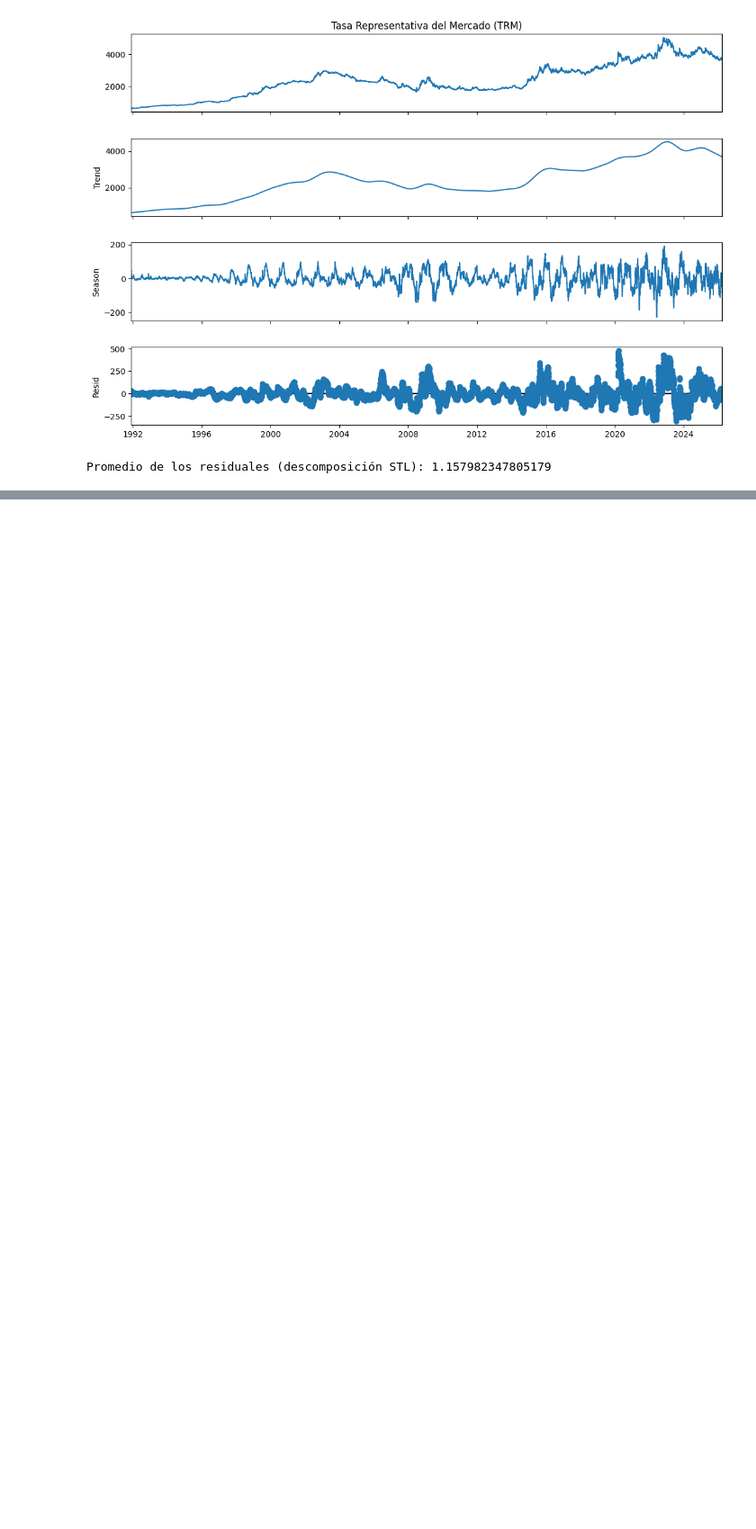
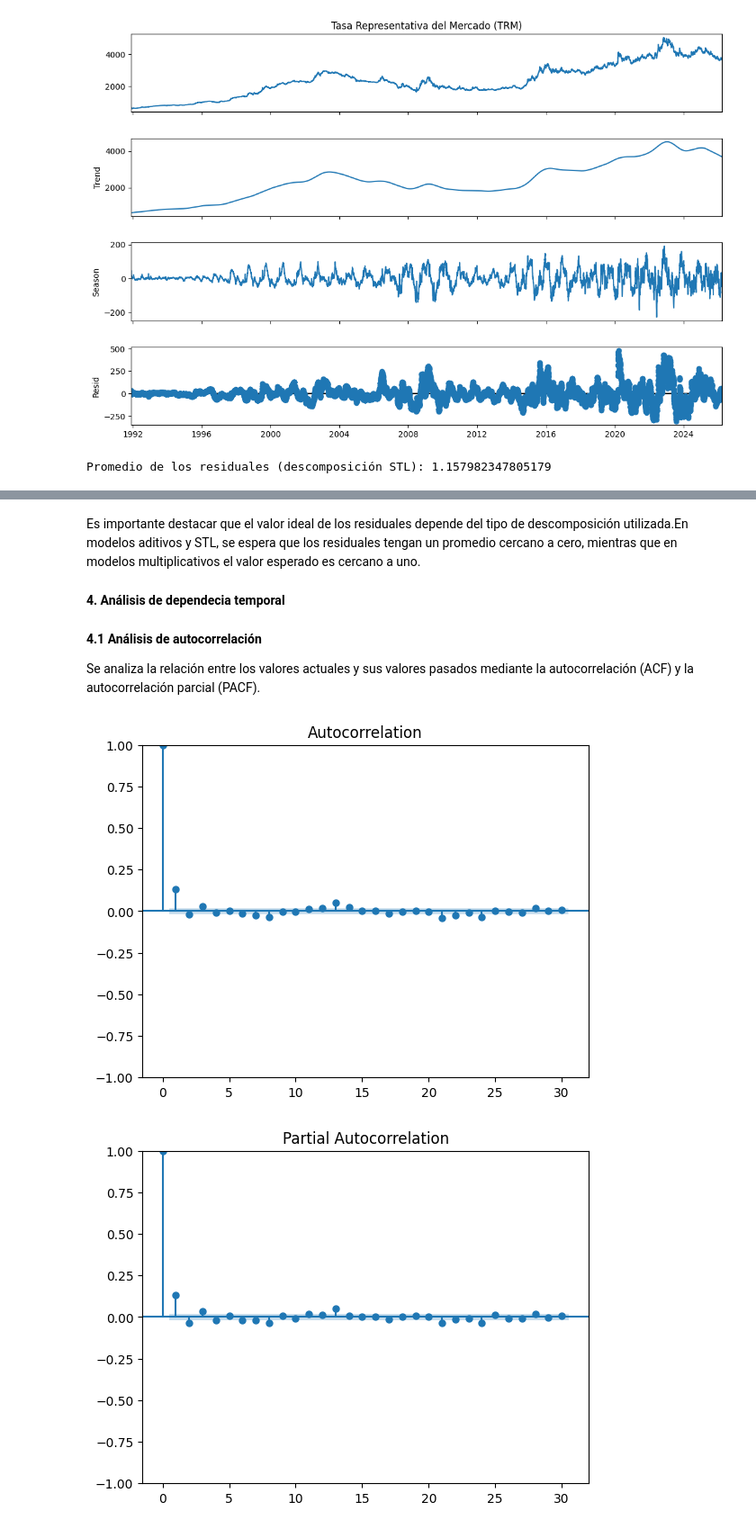
Before and after one commit to carlosvasquez3/M.Sc.-in-Data-Science, a Jupyter notebook: Estadística/TRM.ipynb, the cells around one changed output, grey strips where cells are left out. Shown at 90% size. Drawn from its saved outputs; the diff is of its cells as text; code cells hidden in the pictures; blank space fills up the shorter version.

```diff
--- a/Estadística/TRM.ipynb
+++ b/Estadística/TRM.ipynb
@@ -223,0 +279,27 @@ Promedio de los residuales (descomposición STL): 1.157982347805179
+# %% [markdown]
+Es importante destacar que el valor ideal de los residuales depende del tipo de descomposición utilizada.En modelos aditivos y STL, se espera que los residuales tengan un promedio cercano a cero, mientras que en modelos multiplicativos el valor esperado es cercano a uno.
+# %% [markdown]
+**4. Análisis de dependecia temporal**
+# %% [markdown]
+**4.1 Análisis de autocorrelación**
+
+
+Se analiza la relación entre los valores actuales y sus valores pasados mediante la autocorrelación (ACF) y la autocorrelación parcial (PACF).
+# %%
+from statsmodels.graphics.tsaplots import plot_acf, plot_pacf
+import matplotlib.pyplot as plt
+
+# definir serie
+serie = trm["Tasa Representativa del Mercado (TRM)"]
+serie_diff = serie.diff().dropna()
+
+# ACF
+plot_acf(serie_diff, lags=30)
+plt.show()
+
+# PACF
+plot_pacf(serie_diff, lags=30)
+plt.show()
+# %% [output]
+[figure, added]
+[figure, added]
```
Also changed, not shown: parts of 15 cells of this notebook.
